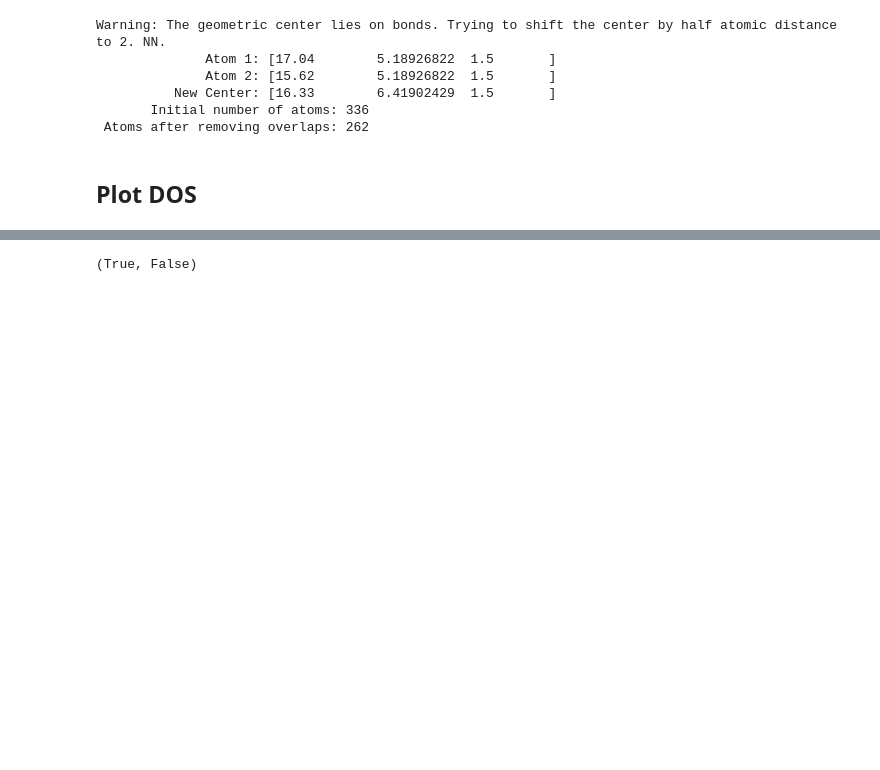
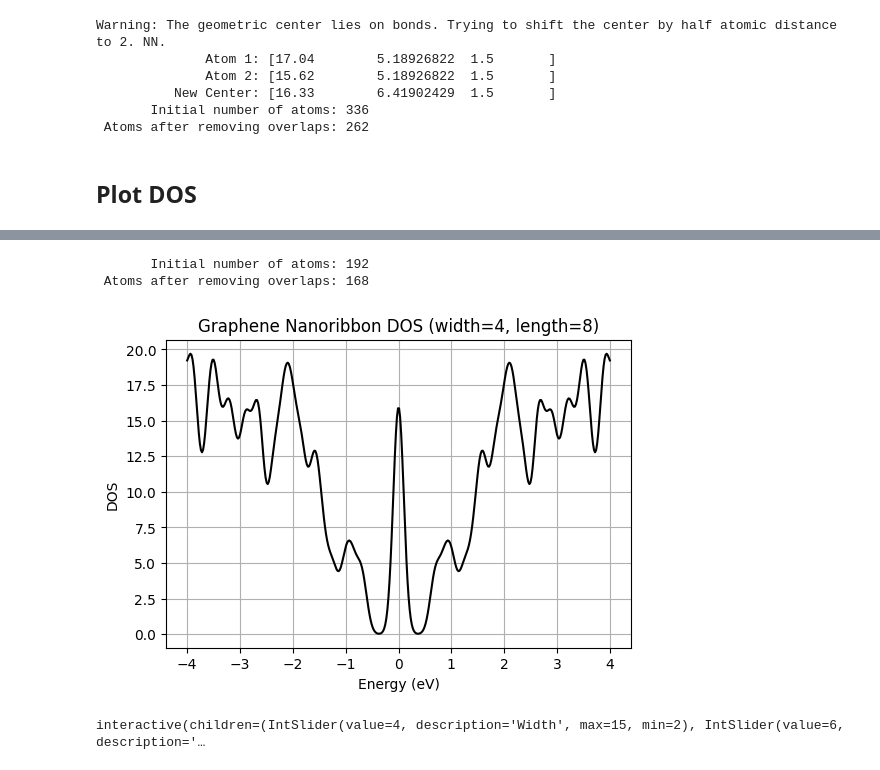
Before and after one commit to BastianValhoj/QuantumTwistingMicroscope, a Jupyter notebook: QTM/notebooks/tiling.ipynb, the cells around one changed output, grey strips where cells are left out. Saved outputs shown, nothing was run; the diff lists cells and outputs as text; code cells hidden in the pictures; blank space fills up the shorter version.

Commit message:
interactive DOS plot

```diff
--- a/QTM/notebooks/tiling.ipynb
+++ b/QTM/notebooks/tiling.ipynb
@@ -214,18 +183,46 @@ Hamiltonian{non-zero: 984, orthogonal: True,
-# %%
-## Eigen states
-es = H.eigenstate(k=(0,0,0))
-states_near_fermi = range(len(H) // 2 - 2, len(H)//2 + 2)
-es_fermi = es.sub(states_near_fermi)
-
-plots = [
-    graphene.plot(axes="xy", atoms_style=[{"size": n*15, "color": c}])
-    for n, c in zip(es_fermi.norm2(projection="orbital"), ("red", "blue", "green", "black"))
-]
-
-viz.merge_plots(*plots, composite_method="subplots", cols=4)
-# %%
-e1, e2, e3 = es_fermi.norm2(projection="orbital")
-
-np.allclose(e1, e2), np.allclose(e2, e3)
-# %% [output]
-(True, False)
+# %%
+def compute_dos(width=5, length=5, **kwargs):
+    E = kwargs.get("E")
+    k = kwargs.get("k", (0,0,0))
+    graphene, _ = generate_structure(width=width, length=length)
+
+    H = sisl.Hamiltonian(graphene)
+    r = (0.1, 1.45)
+    t = (0.0, -2.7)
+    H.construct([r,t])
+    # print(H)
+    es = H.eigenstate(k=k)
+    return es.DOS(E)
+
+def plot_DOS(width=5, length=5, **kwargs):
+    E = kwargs.get("E", None)
+
+    if E is None:
+        Emax = kwargs.get("Emax", 4)
+        Emin = kwargs.get("Emin", -Emax)
+        size = kwargs.get("size", 400)
+        E = np.linspace(Emin, Emax, size)
+
+    kwargs["E"] = E
+    dos = compute_dos(width, length, **kwargs)
+    plt.figure(figsize=(6,4))
+    plt.plot(E, dos, color="black")
+    plt.xlabel("Energy (eV)")
+    plt.ylabel("DOS")
+    plt.title(f"Graphene Nanoribbon DOS (width={width}, length={length})")
+    plt.grid(True)
+    plt.show()
+
+
+WIDTH, LENGTH = 4, 8
+plot_DOS(width=WIDTH, length=LENGTH)
+# %% [output]
+       Initial number of atoms: 192
+ Atoms after removing overlaps: 168
+[figure, added]
+# %%
+interact(plot_DOS,
+         width=widgets.IntSlider(value=4, min=2, max=15, step=1, description="Width"),
+         length=widgets.IntSlider(value=6, min=2, max=20, step=1, description="Length"));
+# %% [output]
+interactive(children=(IntSlider(value=4, description='Width', max=15, min=2), IntSlider(value=6, description='…
```
Also changed, not shown: parts of 3 cells of this notebook.
